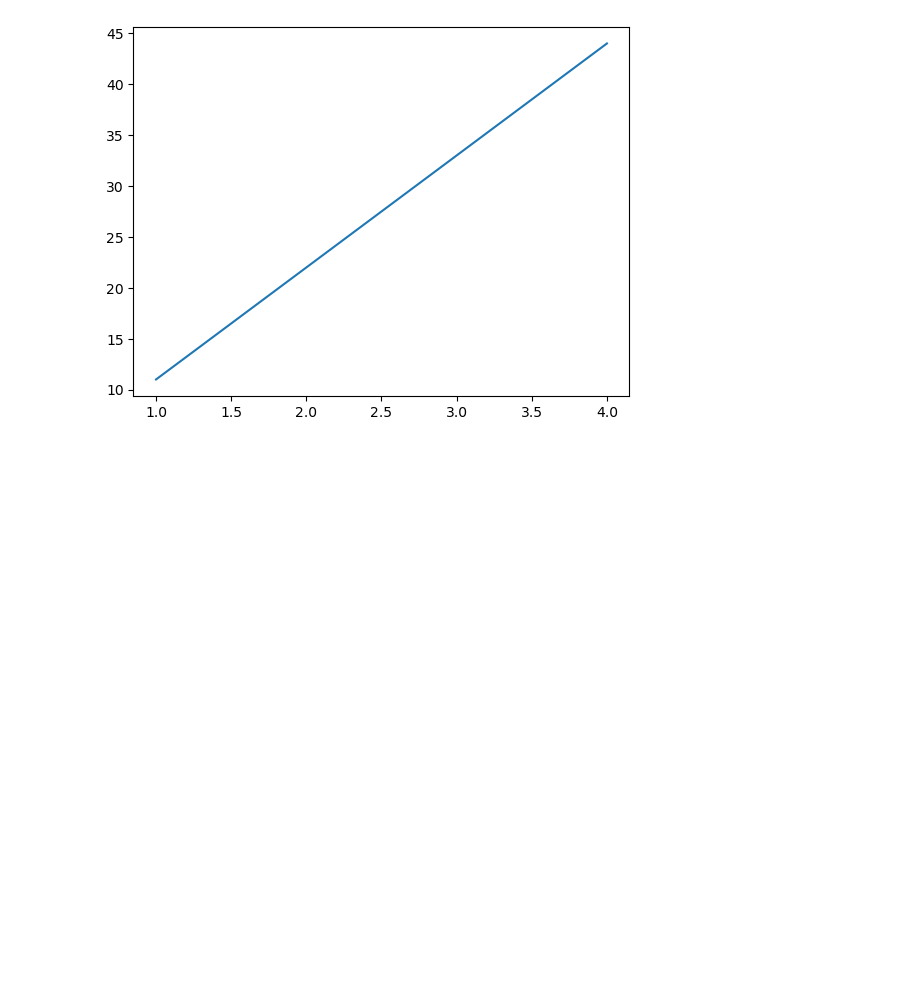
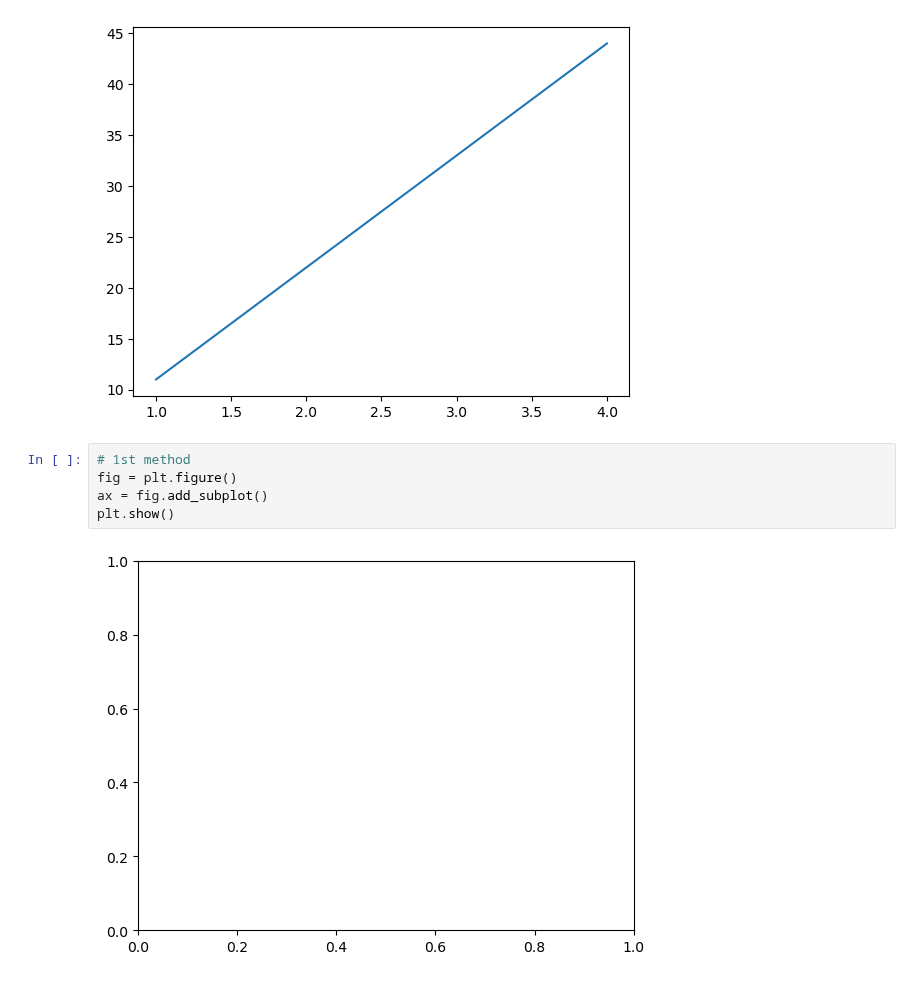
Before and after one commit to snmsndhu/Machine_Learning, a Jupyter notebook: 03_matplotlib/introduction_to_matplotlib.ipynb, the cells around one changed output. Cells and saved outputs as stored; diff of their text form; blank space fills up the shorter version.

```diff
--- a/03_matplotlib/introduction_to_matplotlib.ipynb
+++ b/03_matplotlib/introduction_to_matplotlib.ipynb
@@ -26,3 +26,10 @@ plt.plot(x, y)
 plt.show()
 # %% [output]
 [figure]
+# %%
+# 1st method
+fig = plt.figure()
+ax = fig.add_subplot()
+plt.show()
+# %% [output]
+[figure, added]
```
Also changed, not shown: parts of 2 cells of this notebook.
